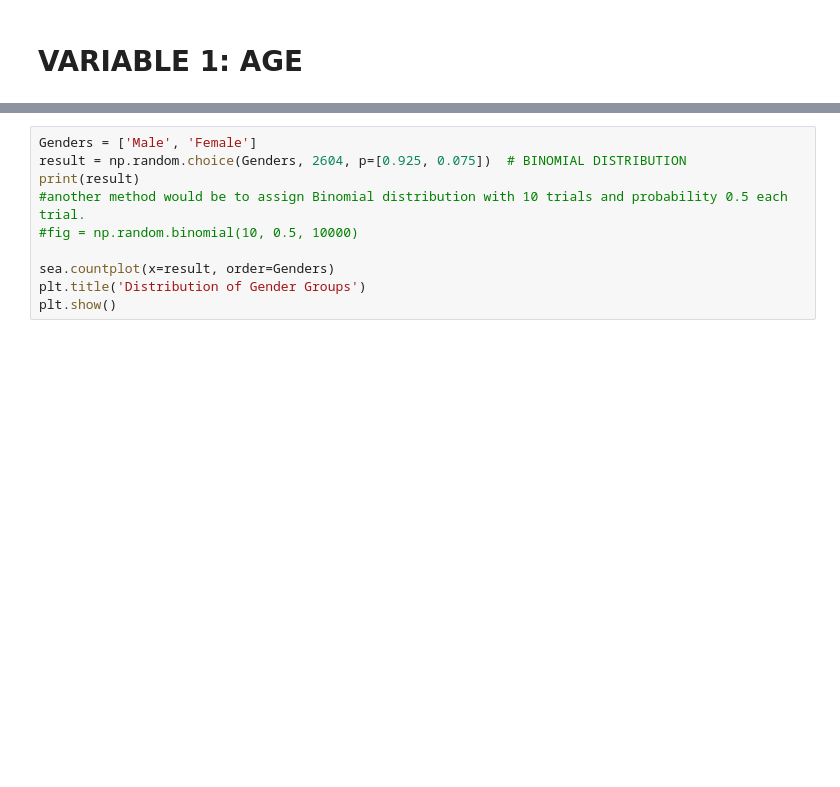
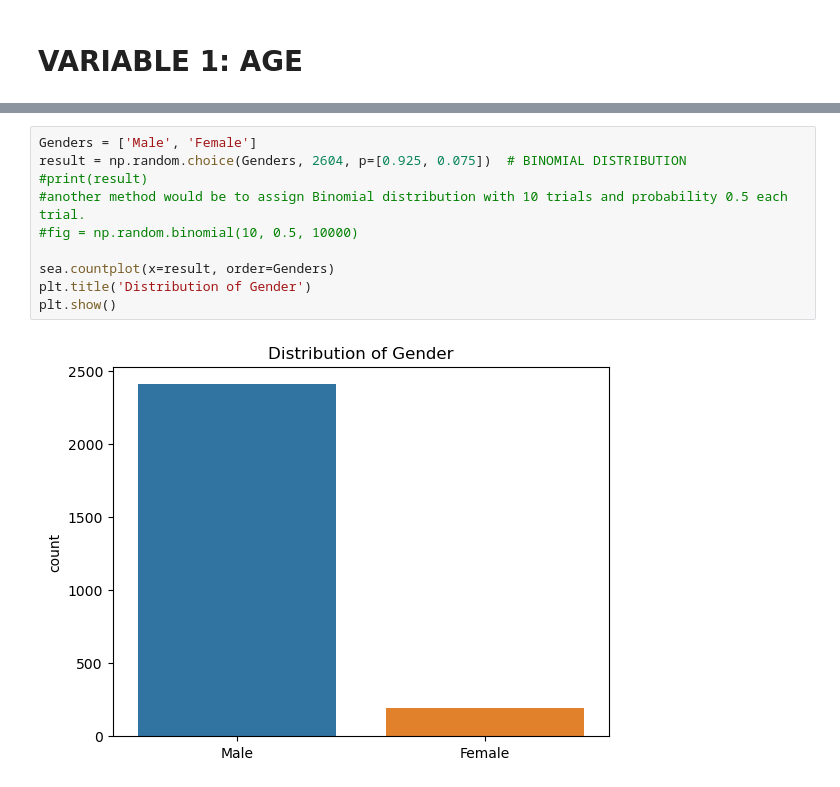
Before and after one commit to rebeccaf1918/Programming-for-DA, a Jupyter notebook: Data-Simulation.ipynb, the cells around one changed output, grey strips where cells are left out. Saved outputs shown, nothing was run; the diff lists cells and outputs as text; blank space fills up the shorter version.

```diff
--- a/Data-Simulation.ipynb
+++ b/Data-Simulation.ipynb
@@ -59,10 +94,12 @@ plt.show()
 # %%
 Genders = ['Male', 'Female']
 result = np.random.choice(Genders, 2604, p=[0.925, 0.075])  # BINOMIAL DISTRIBUTION
-print(result)
+#print(result)
 #another method would be to assign Binomial distribution with 10 trials and probability 0.5 each trial.
 #fig = np.random.binomial(10, 0.5, 10000)
 
 sea.countplot(x=result, order=Genders)
-plt.title('Distribution of Gender Groups')
+plt.title('Distribution of Gender')
 plt.show()
+# %% [output]
+[figure, added]
```
Also changed, not shown: parts of 13 cells of this notebook, 1 other file.
